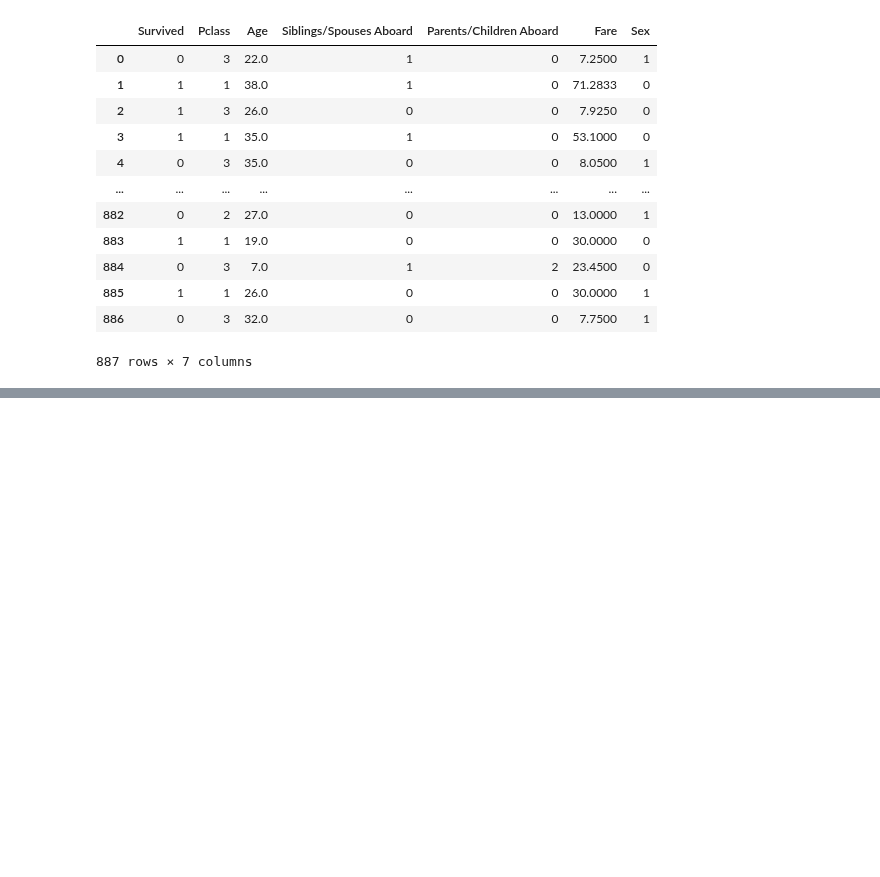
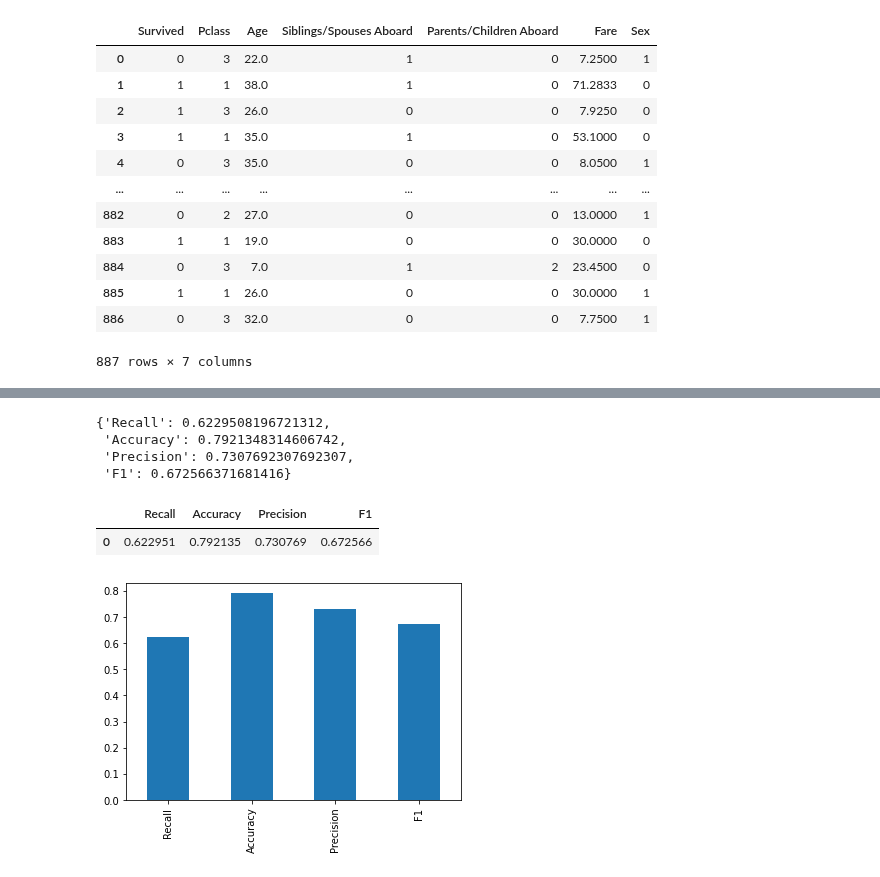
Before and after one commit to shamimsikder/ML-Exercises, a Jupyter notebook: Exercise Project/Titanic Project.ipynb, the cells around one changed output, grey strips where cells are left out. Cells and saved outputs as stored; diff of their text form; code cells hidden in the pictures; blank space fills up the shorter version.

```diff
--- a/Exercise Project/Titanic Project.ipynb
+++ b/Exercise Project/Titanic Project.ipynb
@@ -236,0 +273,22 @@ model_scores.T.plot.bar(figsize=(15,10));
+# %%
+rf_classifier = RandomForestClassifier()
+
+random_forest_classifier = evaluation(rf_classifier,x_train, x_test,y_train, y_test)
+
+random_forest_classifier
+# %% [output]
+{'Recall': 0.6229508196721312,
+ 'Accuracy': 0.7921348314606742,
+ 'Precision': 0.7307692307692307,
+ 'F1': 0.672566371681416}
+# %%
+rf_evaluation = pd.DataFrame(random_forest_classifier,index=[0])
+
+rf_evaluation
+# %% [output]
+|  | Recall | Accuracy | Precision | F1 |
+| 0 | 0.622951 | 0.792135 | 0.730769 | 0.672566 |
+# %%
+rf_evaluation.T.plot.bar(legend=False);
+# %% [output]
+[figure, added]
```
Also changed, not shown: parts of 18 cells of this notebook.
